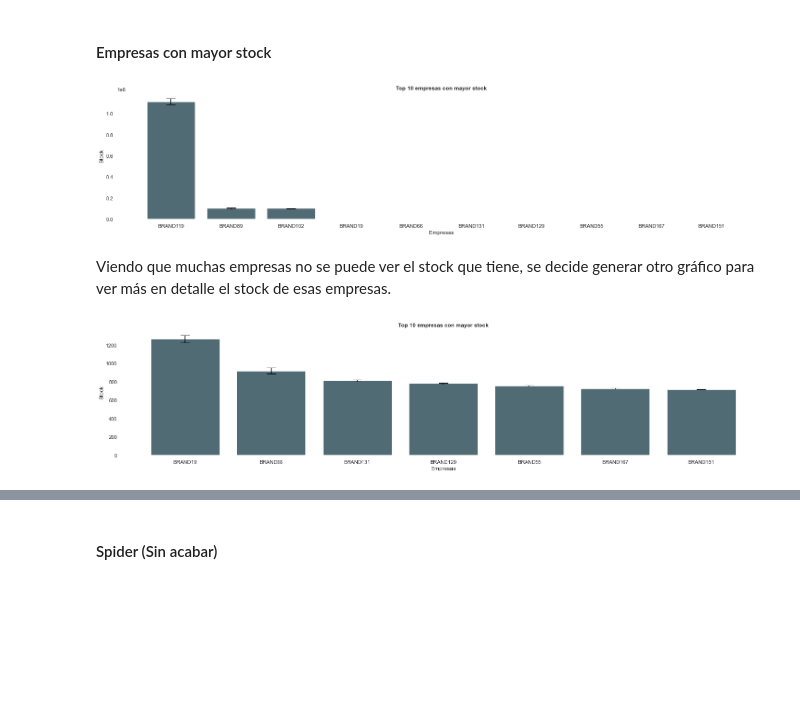
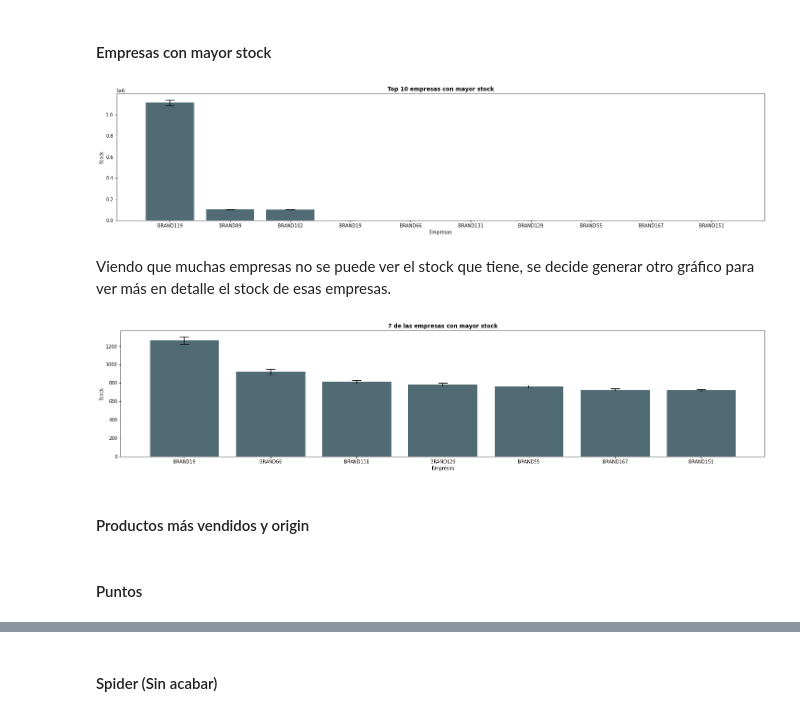
Before and after one commit to JonJarrinVitoria/korea_covid_visu, a Jupyter notebook: codigo/00_eda/00_analisis_inicial.ipynb, the cells around one changed output, grey strips where cells are left out. Saved outputs shown, nothing was run; the diff lists cells and outputs as text; code cells hidden in the pictures; blank space fills up the shorter version.

```diff
--- a/codigo/00_eda/00_analisis_inicial.ipynb
+++ b/codigo/00_eda/00_analisis_inicial.ipynb
@@ -374,9 +419,9 @@ stock = np.array([x[0] for x in df_total.select('stock').collect()])
 # %%
 df_empresas_stock = pd.DataFrame()
 df_empresas_stock['empresas'], df_empresas_stock['stock'] = empresas, stock
-top_10_empresas = df_empresas_stock.groupby('empresas').agg({'stock':'sum'}).sort_values(by='stock', ascending=False).head(10).index
+top_10_empresas = df_empresas_stock.groupby('empresas').agg({'stock':'sum'}).sort_values(by='stock', ascending=False).head(10).reset_index()
 valores = df_empresas_stock.groupby('empresas').agg({'stock':'sum'}).sort_values(by='stock', ascending=False).head(10)
-errors = df_top_10.groupby('empresas').agg({'stock':'std'}).sort_values(by='stock', ascending=False).head(10)
+errors = df_empresas_stock.groupby('empresas').agg({'stock':'std'}).sort_values(by='stock', ascending=False).head(10)
 # %%
 fig, ax = plt.subplots(figsize = (25,5))
 
@@ -387,17 +432,19 @@ plt.xlabel('Empresas')
 plt.ylabel('Stock')
 plt.show()
 # %% [output]
-[figure, old version]
+[figure, new version]
 # %% [markdown]
 Viendo que muchas empresas no se puede ver el stock que tiene, se decide generar otro gráfico para ver más en detalle el stock de esas empresas.
 # %%
 fig, ax = plt.subplots(figsize = (25,5))
 
 ax.bar(valores.index[3:], valores.stock[3:], yerr=errors.stock[3:], align='center', alpha=0.8, ecolor='black', capsize=10, color = paleta[0])
 ax.set_facecolor('white')
-plt.title('Top 10 empresas con mayor stock', fontweight='bold')
+plt.title('7 de las empresas con mayor stock', fontweight='bold')
 plt.xlabel('Empresas')
 plt.ylabel('Stock')
 plt.show()
 # %% [output]
-[figure, old version]
+[figure, new version]
+# %% [markdown]
+#### Productos más vendidos y origin
@@ -403,0 +521,2 @@ plt.show()
+# %% [markdown]
+#### Puntos
```
Also changed, not shown: parts of 19 cells of this notebook.
